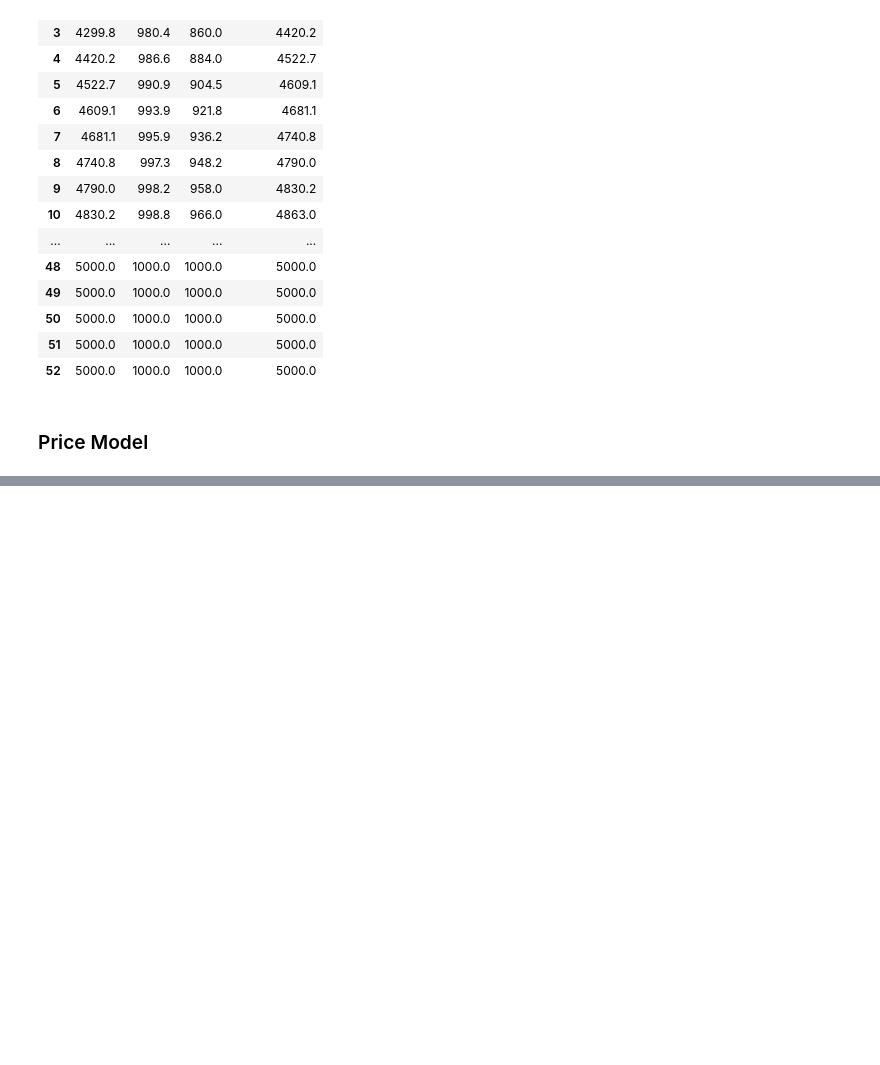
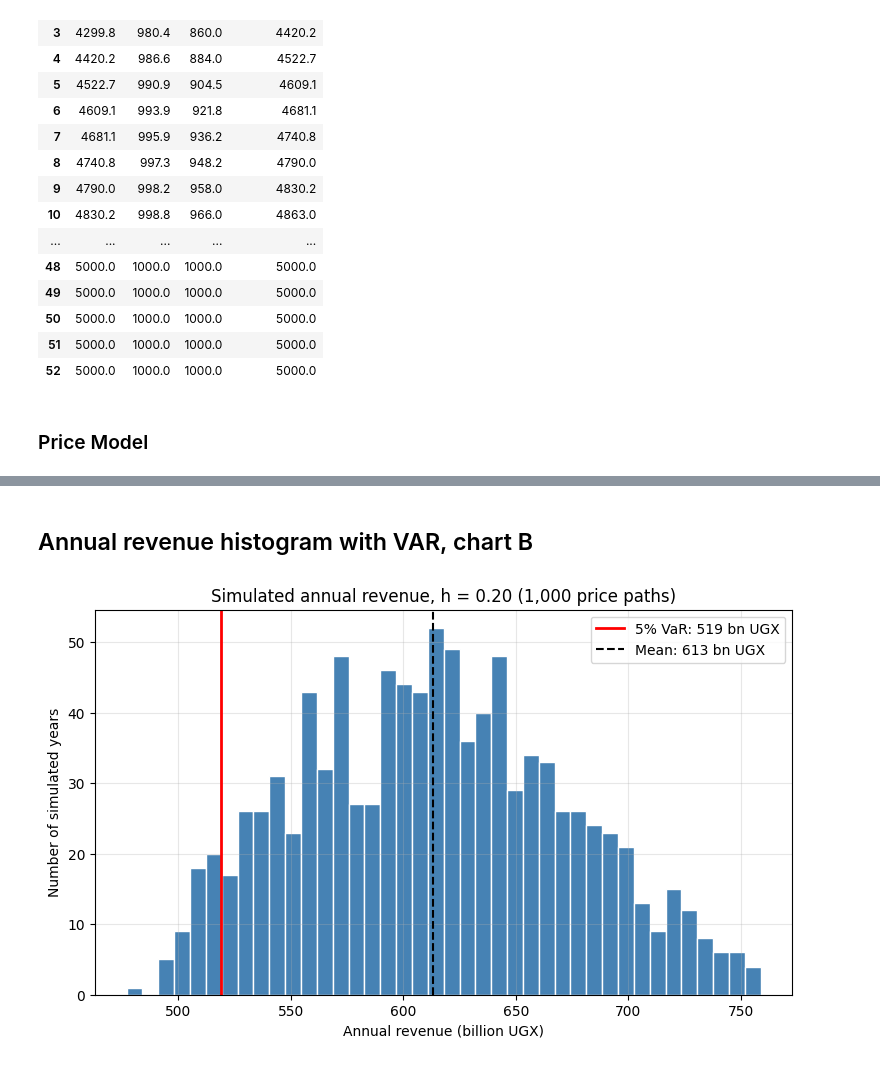
Before and after one commit to instantiate2roy/assignment-1, a Jupyter notebook: project3_fish_stock.ipynb, the cells around one changed output, grey strips where cells are left out. Saved outputs shown, nothing was run; the diff lists cells and outputs as text; code cells hidden in the pictures; blank space fills up the shorter version.

```diff
--- a/project3_fish_stock.ipynb
+++ b/project3_fish_stock.ipynb
@@ -106,0 +258,25 @@ pandas.Series(prices, name="price_ugx_per_kg")
+# %% [markdown]
+## Annual revenue histogram with VAR, chart B
+# %%
+fish = FishStock()
+fish.harvest_portion = 0.2
+
+assessor = RiskAssessor(fish, PriceModel())
+results = assessor.run()
+
+annual_bn = results["annual_revenue"] / 1e9
+var_bn = assessor.value_at_risk(results["annual_revenue"]) / 1e9
+mean_bn = annual_bn.mean()
+
+fig, ax = plt.subplots(figsize=(9, 5))
+ax.hist(annual_bn, bins=40, color="steelblue", edgecolor="white")
+ax.axvline(var_bn, color="red", linewidth=2, label=f"5% VaR: {var_bn:,.0f} bn UGX")
+ax.axvline(mean_bn, color="black", linestyle="--", label=f"Mean: {mean_bn:,.0f} bn UGX")
+ax.set_xlabel("Annual revenue (billion UGX)")
+ax.set_ylabel("Number of simulated years")
+ax.set_title("Simulated annual revenue, h = 0.20 (1,000 price paths)")
+ax.legend()
+ax.grid(alpha=0.3)
+plt.show()
+# %% [output]
+[figure, added]
```
Also changed, not shown: parts of 16 cells of this notebook, 5 other files.
